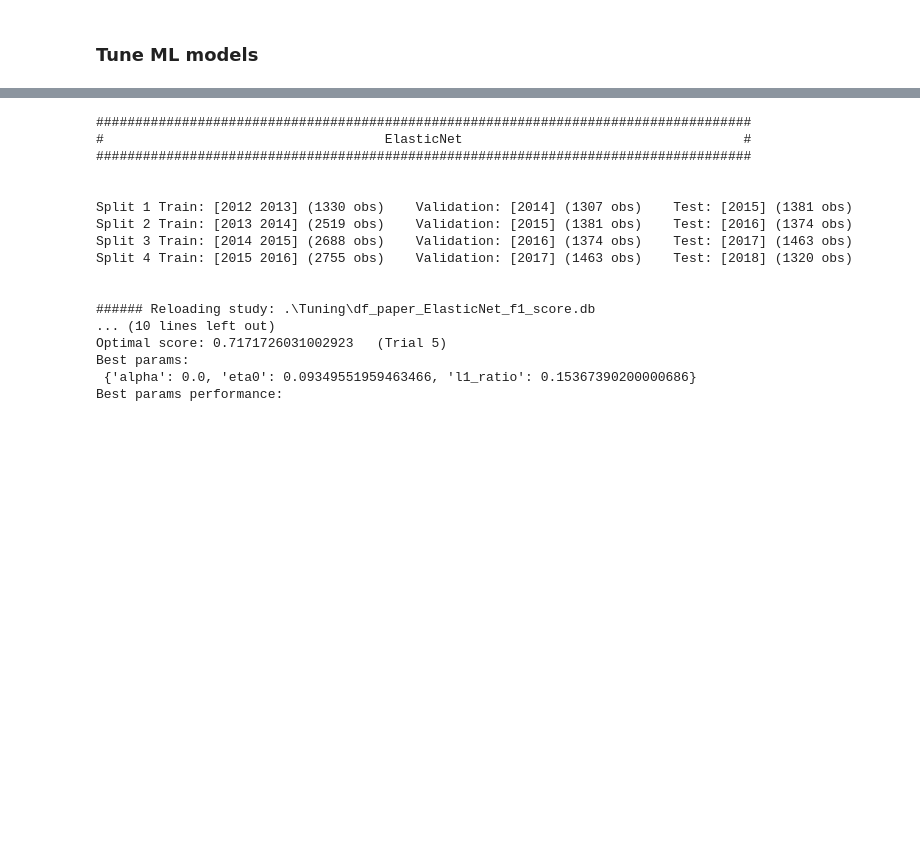
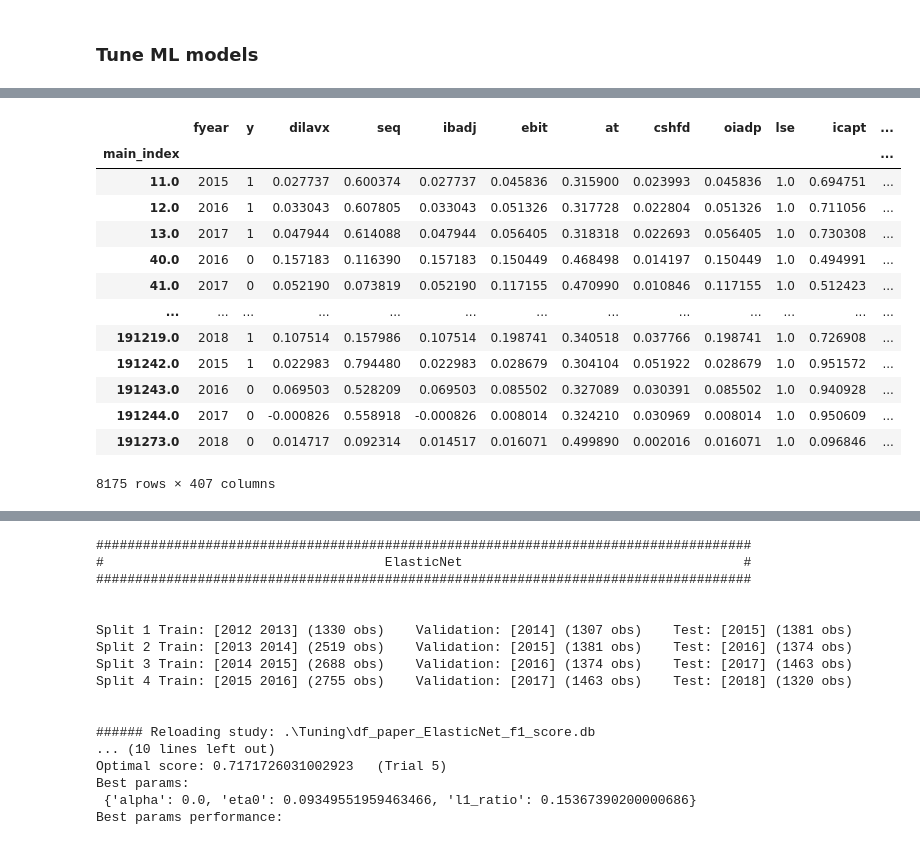
Before and after one commit to AleBitetto/WRDS_accounting, a Jupyter notebook: Predict with ML.ipynb, the cells around one changed output, grey strips where cells are left out. Saved outputs shown, nothing was run; the diff lists cells and outputs as text; code cells hidden in the pictures; blank space fills up the shorter version.

```diff
--- a/Predict with ML.ipynb
+++ b/Predict with ML.ipynb
@@ -221,0 +279,17 @@ Best params:
+# %%
+df_pred
+# %% [output]
+|  | fyear | y | dilavx | seq | ibadj | ebit | at | cshfd | oiadp | lse | icapt | ... |
+| main_index |  |  |  |  |  |  |  |  |  |  |  | ... |
+| 11.0 | 2015 | 1 | 0.027737 | 0.600374 | 0.027737 | 0.045836 | 0.315900 | 0.023993 | 0.045836 | 1.0 | 0.694751 | ... |
+| 12.0 | 2016 | 1 | 0.033043 | 0.607805 | 0.033043 | 0.051326 | 0.317728 | 0.022804 | 0.051326 | 1.0 | 0.711056 | ... |
+| 13.0 | 2017 | 1 | 0.047944 | 0.614088 | 0.047944 | 0.056405 | 0.318318 | 0.022693 | 0.056405 | 1.0 | 0.730308 | ... |
+| 40.0 | 2016 | 0 | 0.157183 | 0.116390 | 0.157183 | 0.150449 | 0.468498 | 0.014197 | 0.150449 | 1.0 | 0.494991 | ... |
+| 41.0 | 2017 | 0 | 0.052190 | 0.073819 | 0.052190 | 0.117155 | 0.470990 | 0.010846 | 0.117155 | 1.0 | 0.512423 | ... |
+| ... | ... | ... | ... | ... | ... | ... | ... | ... | ... | ... | ... | ... |
+| 191219.0 | 2018 | 1 | 0.107514 | 0.157986 | 0.107514 | 0.198741 | 0.340518 | 0.037766 | 0.198741 | 1.0 | 0.726908 | ... |
+| 191242.0 | 2015 | 1 | 0.022983 | 0.794480 | 0.022983 | 0.028679 | 0.304104 | 0.051922 | 0.028679 | 1.0 | 0.951572 | ... |
+| 191243.0 | 2016 | 0 | 0.069503 | 0.528209 | 0.069503 | 0.085502 | 0.327089 | 0.030391 | 0.085502 | 1.0 | 0.940928 | ... |
+| 191244.0 | 2017 | 0 | -0.000826 | 0.558918 | -0.000826 | 0.008014 | 0.324210 | 0.030969 | 0.008014 | 1.0 | 0.950609 | ... |
+| 191273.0 | 2018 | 0 | 0.014717 | 0.092314 | 0.014517 | 0.016071 | 0.499890 | 0.002016 | 0.016071 | 1.0 | 0.096846 | ... |
+8175 rows × 407 columns
```
Also changed, not shown: parts of 38 cells of this notebook, 1 other file.
